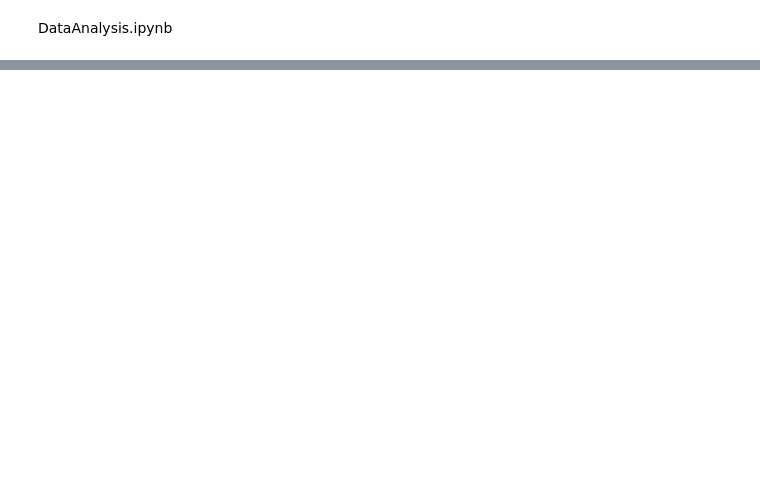
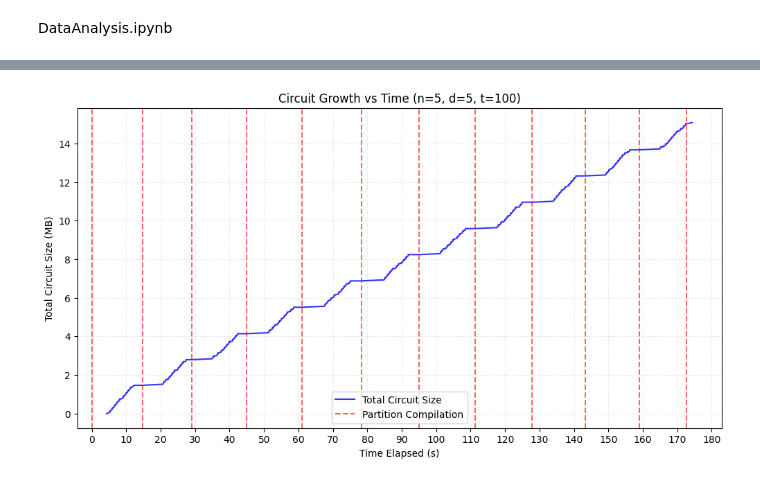
Before and after one commit to BluSteve/tqec, a Jupyter notebook: DataAnalysis.ipynb, the cells around one changed output, grey strips where cells are left out. Saved outputs shown, nothing was run; the diff lists cells and outputs as text; code cells hidden in the pictures; blank space fills up the shorter version.

```diff
--- a/DataAnalysis.ipynb
+++ b/DataAnalysis.ipynb
@@ -76,0 +91,54 @@ fig.write_html('plot.html')
+# %%
+import re
+import matplotlib.pyplot as plt
+
+times_elapsed = []
+circuit_sizes_mb = []
+partition_markers = []
+
+# Parse the file to extract data points and identify when partitions start
+with open('t_against_len.txt', 'r') as f:
+    last_data_point_time = 0.0
+    first_partition_found = False
+
+    for line in f:
+        # Match data rows: Index, Time Taken, Time Elapsed, Total Circuit Size (bytes), ...
+        # Example: 1, 0.02537751, 0.63249707, 265, ...
+        match_data = re.match(r'^\s*(\d+),\s*[\d\.]+,\s*([\d\.]+),\s*(\d+),', line)
+        if match_data:
+            current_time = float(match_data.group(2))
+            size_bytes = int(match_data.group(3))
+
+            times_elapsed.append(current_time)
+            # Convert bytes to MB (1024 * 1024)
+            circuit_sizes_mb.append(size_bytes / (1024 * 1024))
+            last_data_point_time = current_time
+
+        # Match partition tree generation messages
+        if "layer tree generation time" in line:
+            if not first_partition_found:
+                # The first partition marker should be at x=0
+                partition_markers.append(0.0)
+                first_partition_found = True
+            else:
+                # Subsequent markers go at the end of the previous data point
+                partition_markers.append(last_data_point_time)
+
+plt.figure(figsize=(12, 6))
+plt.plot(times_elapsed, circuit_sizes_mb, label='Total Circuit Size', color='blue', alpha=0.8)
+
+# Plot vertical lines to denote partition boundaries
+for i, marker_time in enumerate(partition_markers):
+    label = 'Partition Compilation' if i == 0 else ""
+    plt.axvline(x=marker_time, color='red', linestyle='--', alpha=0.6, label=label)
+
+plt.xlabel('Time Elapsed (s)')
+plt.ylabel('Total Circuit Size (MB)')
+plt.xticks(np.arange(0, max(times_elapsed)+10, step=10))
+plt.title('Circuit Growth vs Time (n=5, d=5, t=100)')
+plt.grid(True, which='both', linestyle=':', alpha=0.4)
+plt.legend()
+plt.savefig('circuit_growth_with_partitions.png')
+plt.show()
+# %% [output]
+[figure, added]
```
Also changed, not shown: parts of 7 cells of this notebook, 3 other files.
